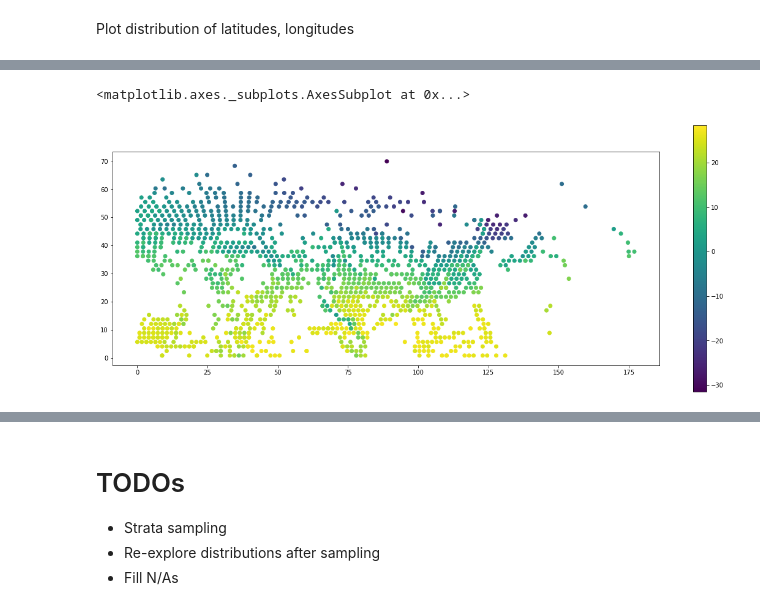
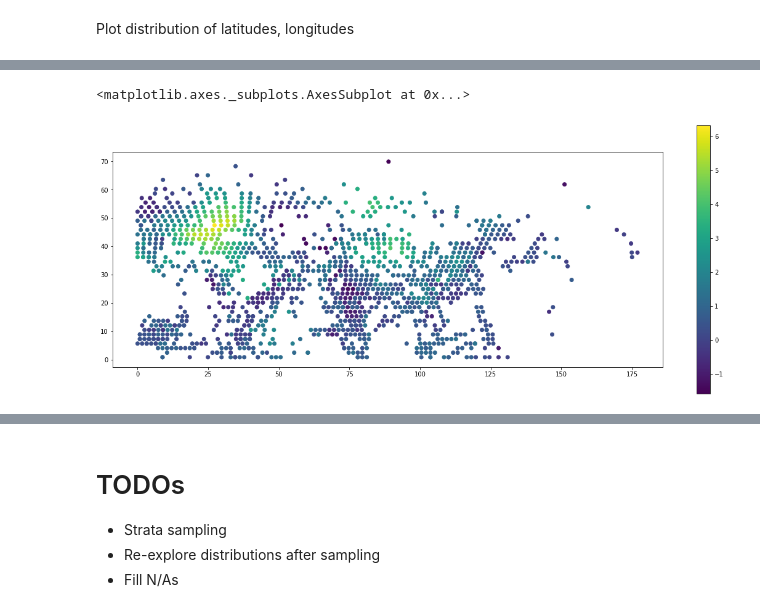
Before and after one commit to tao-pr/52-challenges, a Jupyter notebook: 004-skewed-data-classification/explore.ipynb, the cells around one changed output, grey strips where cells are left out. Saved outputs shown, nothing was run; the diff lists cells and outputs as text; code cells hidden in the pictures.

Commit message:
004 plot temperature disparity over entire timeline

```diff
--- a/004-skewed-data-classification/explore.ipynb
+++ b/004-skewed-data-classification/explore.ipynb
@@ -240,0 +314,21 @@ gf = geopandas.GeoDataFrame(climate, geometry=coords)
+# %%
+keys = ['year','Latitude','Longitude']
+old = climate[climate['year']==min(climate['year'])].groupby(keys).agg({
+    'collect': [func.min_of_min, func.max_of_max, func.avg_of_avg]
+})
+new = climate[climate['year']==2012].groupby(keys).agg({
+    'collect': [func.min_of_min, func.max_of_max, func.avg_of_avg]
+})
+# %%
+# TIPS: Flatten columns by concatenating hierarchy names, and trim
+def flatten_col(df):
+    df.reset_index(inplace=True, drop=False)
+    df.columns = [''.join(cs).strip() for cs in df.columns.values]
+
+flatten_col(old)
+flatten_col(new)
+
+# Rename last three columns from "collectmin_of_min" to "min", etc.
+cols = ['year', 'Latitude', 'Longitude', 'min', 'max', 'mean']
+old.columns = cols
+new.columns = cols
@@ -240,0 +342,4 @@ gf = geopandas.GeoDataFrame(climate, geometry=coords)
+# %%
+disparity = new.join(old, lsuffix='new', rsuffix='old')
+for key in ['min','max','mean']:
+    disparity['diff-{}'.format(key)] = disparity['{}new'.format(key)] - disparity['{}old'.format(key)]
@@ -240,0 +348,5 @@ gf = geopandas.GeoDataFrame(climate, geometry=coords)
+# %%
+coords = [Point((clipstr(b), clipstr(a))) for (a,b) in zip(disparity['Latitudenew'], disparity['Longitudenew'])]
+
+gf = geopandas.GeoDataFrame(disparity, geometry=coords)
+gf.plot(column="diff-min", legend=True)
@@ -241,5 +356,5 @@ gf = geopandas.GeoDataFrame(climate, geometry=coords)
 # %%
-gf.plot(column="min", legend=True)
+gf.plot(column="diff-max", legend=True)
 # %% [output]
 <matplotlib.axes._subplots.AxesSubplot at 0x...>
-[figure, old version]
+[figure, new version]
```
Also changed, not shown: parts of 18 cells of this notebook, 1 other file.
